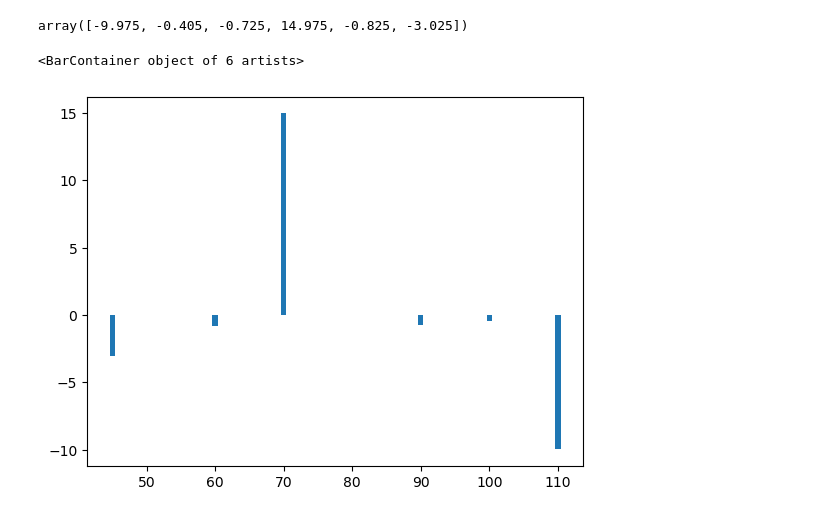
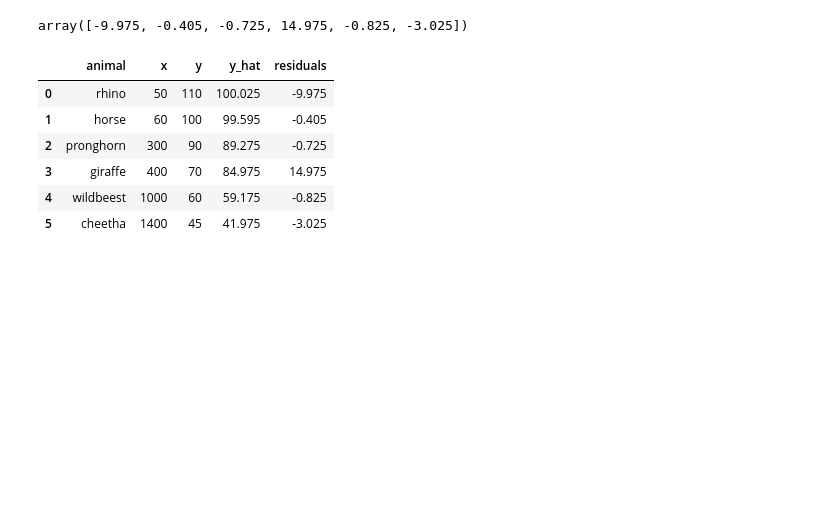
Before and after one commit to froukje/datamapu, a Jupyter notebook: notebooks/linear_regression_simplified.ipynb, the cells around one changed output. Saved outputs shown, nothing was run; the diff lists cells and outputs as text; code cells hidden in the pictures; blank space fills up the shorter version.

```diff
--- a/notebooks/linear_regression_simplified.ipynb
+++ b/notebooks/linear_regression_simplified.ipynb
@@ -148,8 +148,21 @@ res = y_hat - y
 res
 # %% [output]
 array([-9.975, -0.405, -0.725, 14.975, -0.825, -3.025])
-# %%
-plt.bar(x=y,height=res)
-# %% [output]
-<BarContainer object of 6 artists>
-[figure, removed]
+# %%
+data_model = {
+        'animal': ['rhino', 'horse', 'pronghorn', 'giraffe', 'wildbeest', 'cheetha'],
+        'x': x,
+        'y': y,
+        'y_hat': y_hat,
+        'residuals': res
+       }
+df_model = pd.DataFrame(data_model)
+df_model
+# %% [output]
+|  | animal | x | y | y_hat | residuals |
+| 0 | rhino | 50 | 110 | 100.025 | -9.975 |
+| 1 | horse | 60 | 100 | 99.595 | -0.405 |
+| 2 | pronghorn | 300 | 90 | 89.275 | -0.725 |
+| 3 | giraffe | 400 | 70 | 84.975 | 14.975 |
+| 4 | wildbeest | 1000 | 60 | 59.175 | -0.825 |
+| 5 | cheetha | 1400 | 45 | 41.975 | -3.025 |
```
Also changed, not shown: 1 other file.
